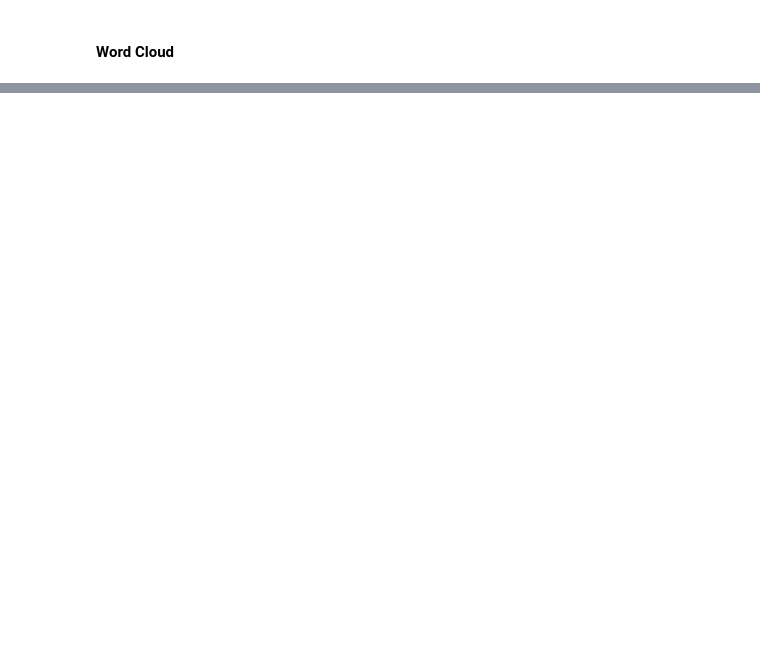
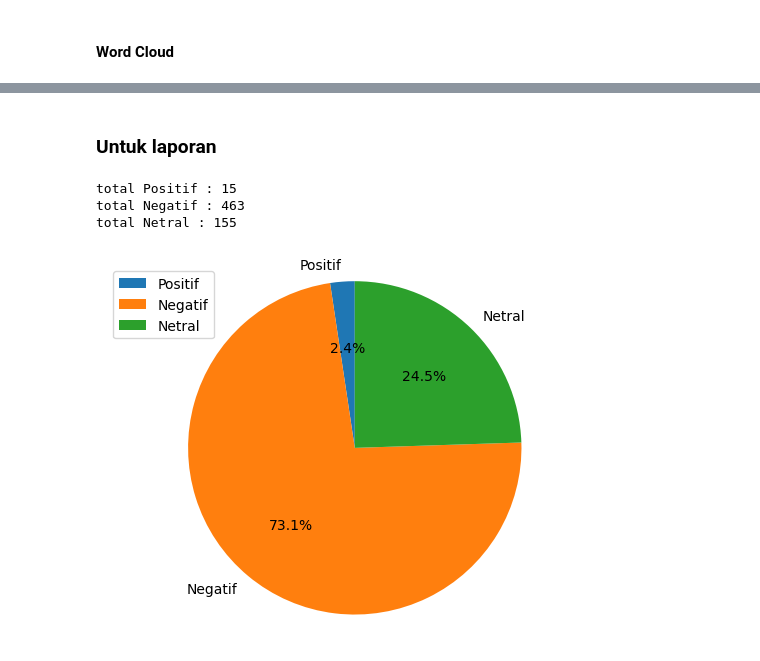
Before and after one commit to Sekhudin/police-sentiment-analysis, a Jupyter notebook: sentimen_analisis.ipynb, the cells around one changed output, grey strips where cells are left out. Saved outputs shown, nothing was run; the diff lists cells and outputs as text; code cells hidden in the pictures; blank space fills up the shorter version.

```diff
--- a/sentimen_analisis.ipynb
+++ b/sentimen_analisis.ipynb
@@ -649,0 +755,9 @@ You have 5 seconds to type in your stuff...
+# %% [markdown]
+### Untuk laporan
+# %%
+CHART_PIE(df, 'Label')
+# %% [output]
+total Positif : 15
+total Negatif : 463
+total Netral : 155
+[figure, added]
```
Also changed, not shown: parts of 22 cells of this notebook, 7 other files.
